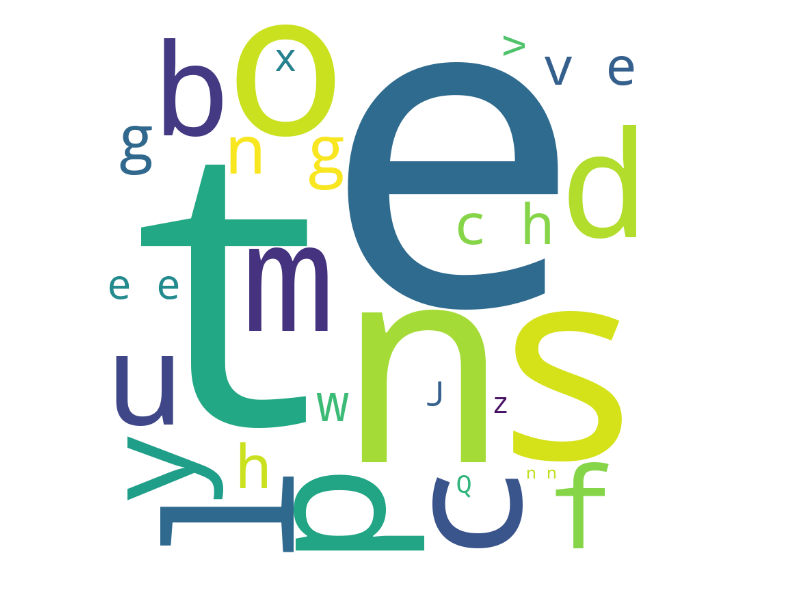
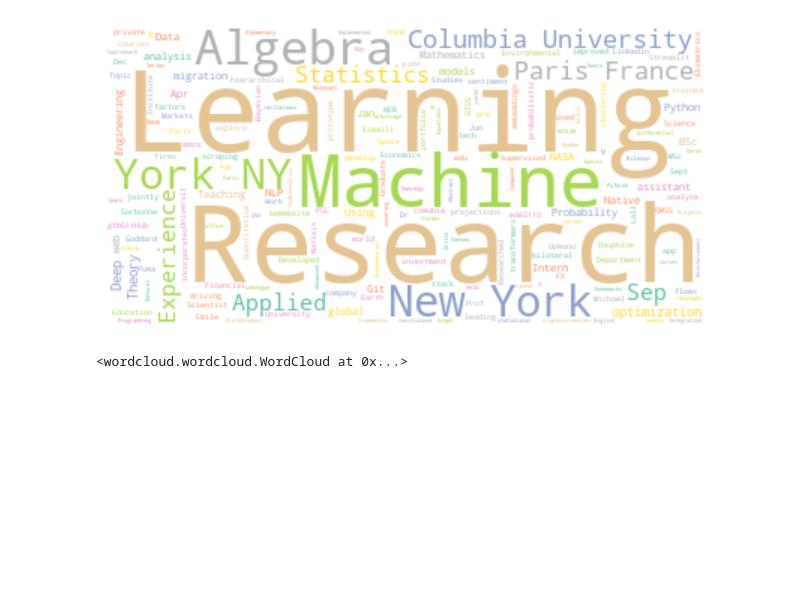
Before and after one commit to emileDesmaili/emileDesmaili.github.io, a Jupyter notebook: wordcloud_CV.ipynb, the cells around one changed output. Drawn from its saved outputs; the diff is of its cells as text; code cells hidden in the pictures; blank space fills up the shorter version.

Commit message:
wordcloud

```diff
--- a/wordcloud_CV.ipynb
+++ b/wordcloud_CV.ipynb
@@ -33,15 +34,21 @@ text
 # %%
-# Tokenize the text into words
-#tokens = word_tokenize(text)
+mask = np.array(Image.open(""))
+font_path = 'assets/fonts/plt fonts/DejaVuSans-Bold.ttf'
 
 # Generate the wordcloud
-wordcloud = WordCloud(width=800, height=800, background_color='white').generate(' '.join(text))
+wordcloud = WordCloud(background_color="white", stopwords=STOPWORDS, font_path=None,
+                       max_words=200, mask=mask,
+                         contour_width=3, contour_color='steelblue', colormap='Set2').generate(text)
 
 # Display the wordcloud image
-plt.figure(figsize=(8,8), facecolor=None)
-plt.imshow(wordcloud)
+plt.figure(figsize=(6,8), facecolor=None)
+plt.imshow(wordcloud, interpolation='bilinear')
 plt.axis("off")
 plt.tight_layout(pad=0)
 plt.show()
 # %% [output]
-[figure, old version]
+[figure, new version]
+# %%
+wordcloud.to_file('images/wordcloud.png')
+# %% [output]
+<wordcloud.wordcloud.WordCloud at 0x...>
```
Also changed, not shown: parts of 2 cells of this notebook, 1 other file.
